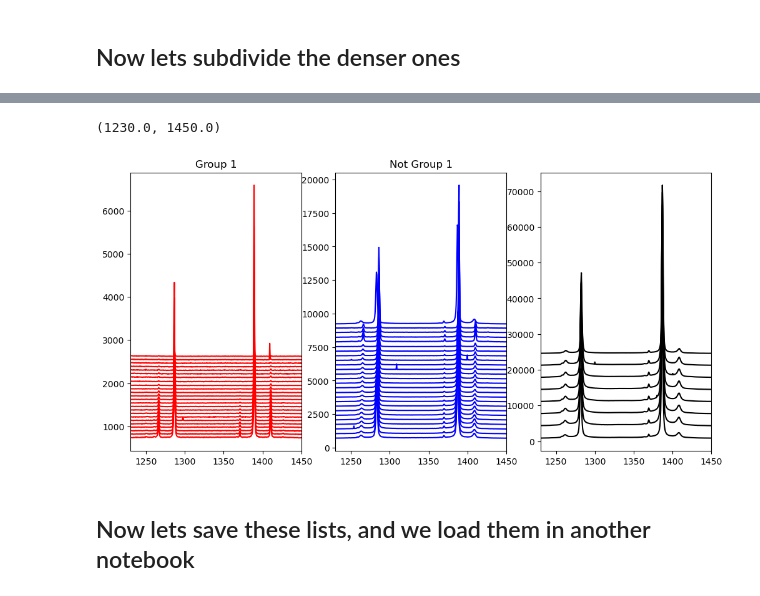
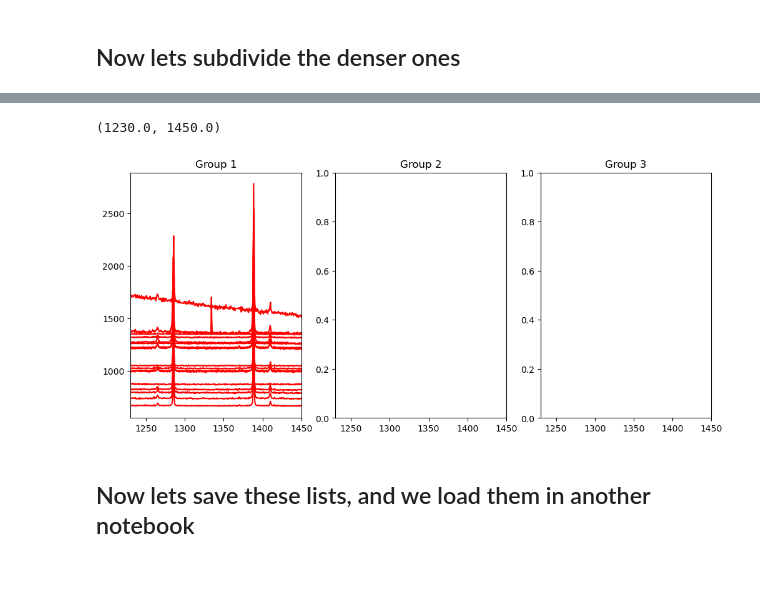
Before and after one commit to PennyWieser/DiadFit, a Jupyter notebook: docs/Examples/Diad_Fitting_Nov22nd2022/Dec_Filtering_Numerical.ipynb, the cells around one changed output, grey strips where cells are left out. Drawn from its saved outputs; the diff is of its cells as text; code cells hidden in the pictures.

```diff
--- a/docs/Examples/Diad_Fitting_Nov22nd2022/Dec_Filtering_Numerical.ipynb
+++ b/docs/Examples/Diad_Fitting_Nov22nd2022/Dec_Filtering_Numerical.ipynb
@@ -18,7 +18,8 @@ pf.__version__
 # %% [output]
 '0.0.37'
 # %%
-DayFolder=r'G:\My Drive\Berkeley_NEW\DiadFit_outer\docs\Examples\Diad_Fitting_Nov22nd2022'
+import os
+DayFolder=os.getcwd()
 meta_path=DayFolder +  '\MetaData'
 spectra_path=DayFolder + '\Spectra'
 # %%
@@ -202,11 +137,18 @@ var4='Mean_Valley_prom'
 var5='HB2_prom'
 var6='C13_prom'
 var7='Diad2_HB2_Valley_prom'
-fit_params2=fit_params.fillna(-1000)
+fit_params_nona=fit_params.fillna(-1000)
+reas_split=(fit_params_nona['approx_split'].between(101, 107))
+reas_heigh=fit_params_nona['Diad1_prom']>40
+fit_params2=fit_params_nona.loc[reas_split&reas_heigh].reset_index(drop=True)
+disc_fit_params=fit_params_nona.loc[~(reas_split&reas_heigh)].reset_index(drop=True)
 
+data_y=data_y_all[:, reas_split&reas_heigh]
+disc_y=data_y_all[:, ~(reas_split&reas_heigh)]
 ## Set boundaries
 
-
+ax1.plot(fit_params_nona[var1], fit_params_nona[var3],  'or', label='Discarded split/Intensity')
+ax1.legend()
 ax1.plot(fit_params2[var1], fit_params2[var3],  'ok')
 ax1.set_xlabel(var1)
 ax1.set_ylabel(var3)
@@ -220,4 +162,10 @@ ax4.plot(fit_params2[var1], fit_params2[var7],  'ok')
 ax4.set_xlabel(var1)
 ax4.set_ylabel(var6)
 fig.tight_layout()
+
+fig, (ax1) = plt.subplots(1, 1, figsize=(10,3))
+for i in range(0, np.shape(disc_y)[1]):
+    av_prom_disc=np.abs(np.nanmedian(disc_fit_params['Diad1_prom'])/intc)
+    ax1.plot(x_cord, disc_y[:, i]+av_prom_disc*3*i, '-c')
+ax1.set_title('Discarded based on splitting and Diad1 intensity')
 # %% [output]
@@ -291,43 +253,44 @@ Grp3, N=8
 # %%
 import matplotlib.pyplot as plt
 ## Find ones in group1, in dataframe and numpy form
-Group1_df=fit_params.loc[grp1]
-index_Grp1=Group1_df.index+1
-Group1_np_y=all_data[:, index_Grp1]
+Group1_df=fit_params2.loc[grp1]
+index_Grp1=Group1_df.index
+Group1_np_y=data_y[:, index_Grp1]
 
-Group2_df=fit_params.loc[grp2]
-index_Grp2=Group2_df.index+1
-Group2_np_y=all_data[:, index_Grp2]
+Group2_df=fit_params2.loc[grp2]
+index_Grp2=Group2_df.index
+Group2_np_y=data_y[:, index_Grp2]
 
-Group3_df=fit_params.loc[grp3]
-index_Grp3=Group3_df.index+1
-Group3_np_y=all_data[:, index_Grp3]
+Group3_df=fit_params2.loc[grp3]
+index_Grp3=Group3_df.index
+Group3_np_y=data_y[:, index_Grp3]
 
 
-np_x=all_data[:, 0]
 
-fig, (ax0, ax1, ax2) = plt.subplots(1, 3, figsize=(12, 0.1*len(fit_params2)), sharex=True)
+
+fig, (ax0, ax1, ax2) = plt.subplots(1, 3, figsize=(12, 0.3*len(fit_params2)), sharex=True)
 intc=8
 for i in range(0, np.shape(Group1_np_y)[1]):
     av_prom_Group1=np.abs(np.nanmedian(Group1_df['Diad1_prom'])/intc)
-    ax0.plot(np_x, Group1_np_y[:, i]+av_prom_Group1*i, '-r')
+    ax0.plot(x_cord, Group1_np_y[:, i]+av_prom_Group1*i, '-r')
 
 for i in range(0, np.shape(Group2_np_y)[1]):
     av_prom_Group2=np.abs(np.nanmedian(Group2_df['Diad1_prom'])/intc)
-    ax1.plot(np_x, Group2_np_y[:, i]+av_prom_Group2*i, '-b')
+    ax1.plot(x_cord, Group2_np_y[:, i]+av_prom_Group2*i, '-b')
 
 for i in range(0, np.shape(Group3_np_y)[1]):
     av_prom_Group3=np.abs(np.nanmedian(Group3_df['Diad1_prom'])/intc)
-    ax2.plot(np_x, Group3_np_y[:, i]+av_prom_Group3*i, '-k')
+    ax2.plot(x_cord, Group3_np_y[:, i]+av_prom_Group3*i, '-k')
 
 
 #ax1.set_ylim([0, av_prom*i])
 ax0.set_title('Group 1')
-ax1.set_title('Not Group 1')
+ax1.set_title('Group 2')
+ax2.set_title('Group 3')
 ax1.set_xlim([1230, 1450])
 # %% [output]
 (1230.0, 1450.0)
-[figure, old version]
+[figure, new version]
 # %% [markdown]
 ## Now lets save these lists, and we load them in another notebook
 # %%
```
Also changed, not shown: parts of 20 cells of this notebook, 29 other files.
